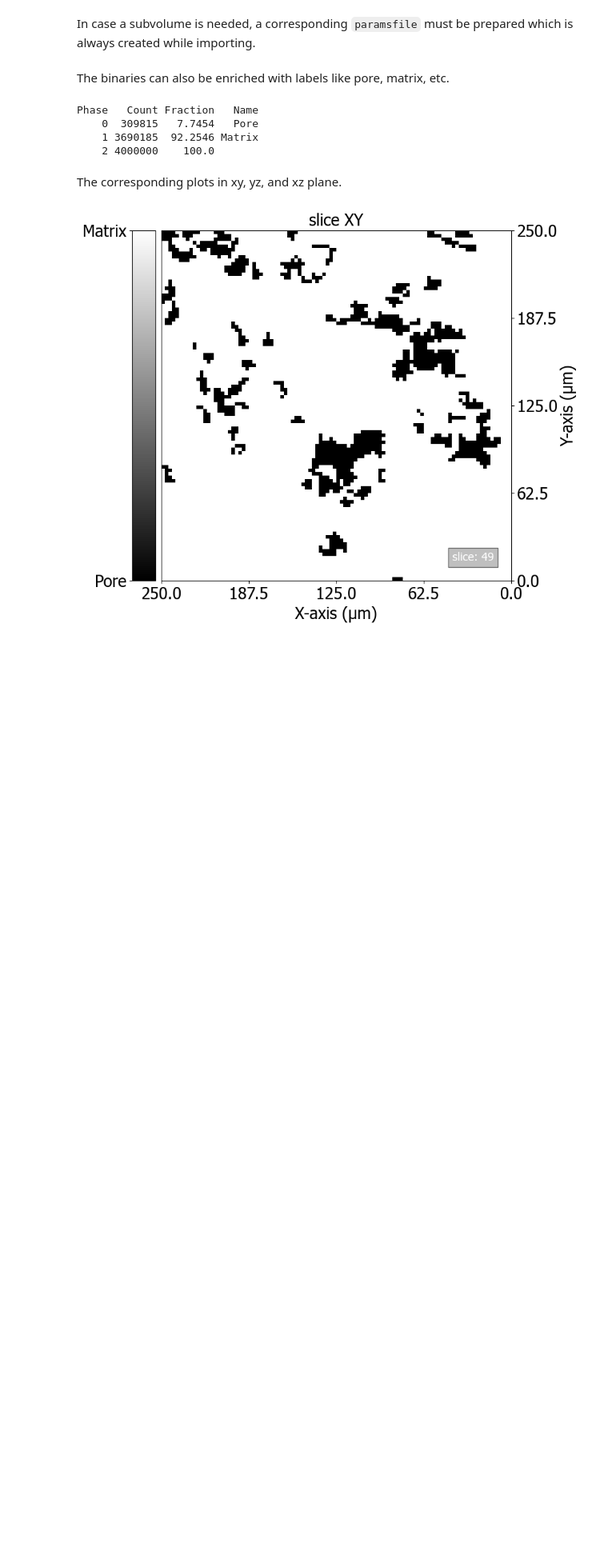
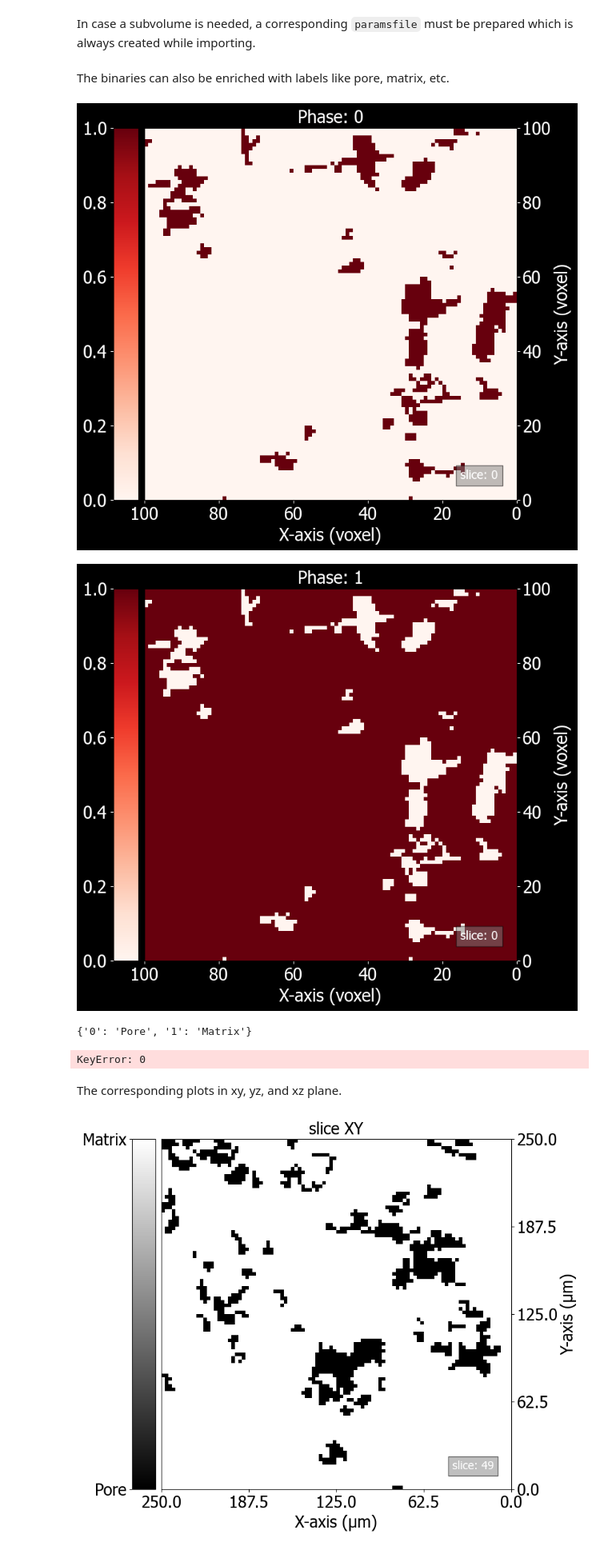
Before and after one commit to m-balcewicz/Digital_Rock_Physics_Template, a Jupyter notebook: examples/get_started_3D_array.ipynb, the cells around one changed output. Shown: that part at 80% size. Drawn from its saved outputs; the diff is of its cells as text; code cells hidden in the pictures; blank space fills up the shorter version.

```diff
--- a/examples/get_started_3D_array.ipynb
+++ b/examples/get_started_3D_array.ipynb
@@ -45,13 +45,16 @@ update_parameters_file(paramsfile='subvolume_100_100_100.json', **subvolume_para
 # %% [markdown]
 The binaries can also be enriched with labels like pore, matrix, etc.
 # %%
-labels = {0: 'Pore', 1: 'Matrix'} # Define labels
+# labels = {0: 'Pore', 1: 'Matrix'} # Define labels
+labels = label_binary(data)
+print(labels)
+
 phase_fracs = get_phase_fractions(data, labels=labels)
 # %% [output]
+[figure, added]
+[figure, added]
-Phase   Count Fraction   Name
-    0  309815   7.7454   Pore
-    1 3690185  92.2546 Matrix
-    2 4000000    100.0
+{'0': 'Pore', '1': 'Matrix'}
+KeyError: 0
 # %% [markdown]
 The corresponding plots in xy, yz, and xz plane.
 # %%
```
Also changed, not shown: parts of 1 cell of this notebook, 2 other files.
